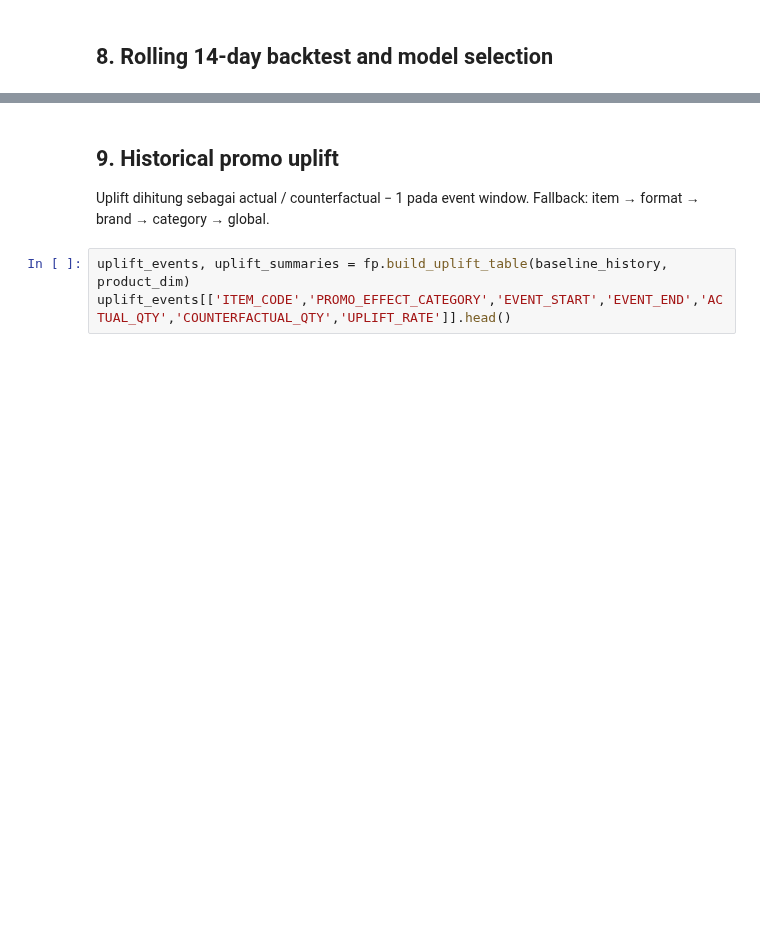
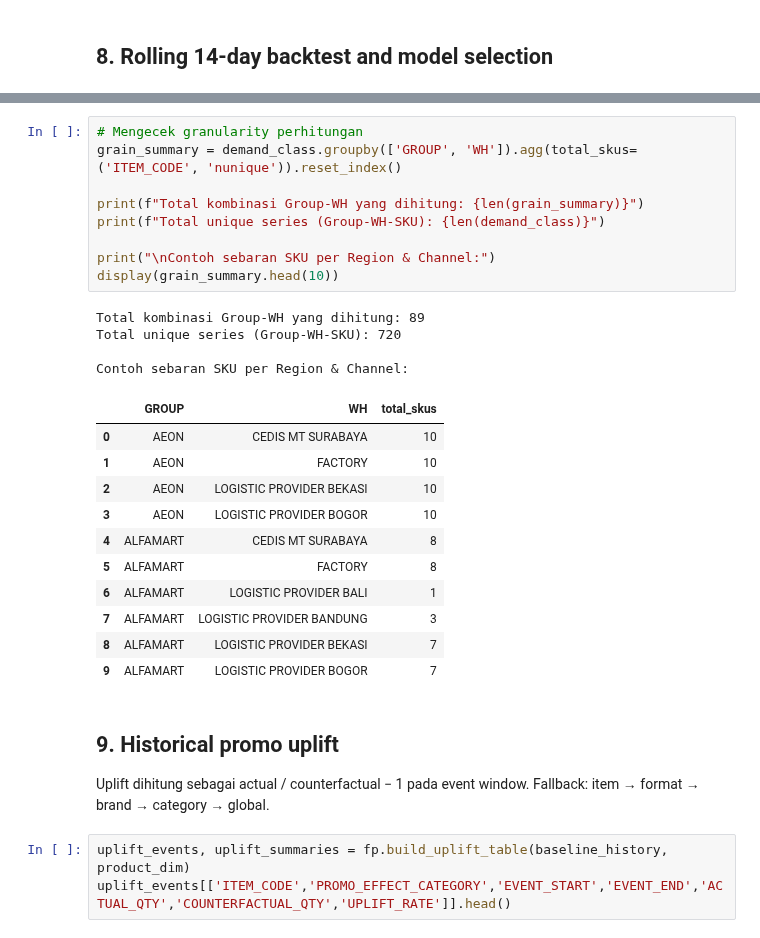
Before and after one commit to BuruhArloji/PythonDataScienceHandbook, a Jupyter notebook: MT_Weekly_Forecast_2026_08_17_2026_08_24.ipynb, the cells around one changed output, grey strips where cells are left out. Cells and saved outputs as stored; diff of their text form; blank space fills up the shorter version.

```diff
--- a/MT_Weekly_Forecast_2026_08_17_2026_08_24.ipynb
+++ b/MT_Weekly_Forecast_2026_08_17_2026_08_24.ipynb
@@ -96,3 +352,28 @@ model_selection.groupby('SELECTED_METHOD').agg(series=('ITEM_CODE','size'), medi
+# %%
+# Mengecek granularity perhitungan
+grain_summary = demand_class.groupby(['GROUP', 'WH']).agg(total_skus=('ITEM_CODE', 'nunique')).reset_index()
+
+print(f"Total kombinasi Group-WH yang dihitung: {len(grain_summary)}")
+print(f"Total unique series (Group-WH-SKU): {len(demand_class)}")
+
+print("\nContoh sebaran SKU per Region & Channel:")
+display(grain_summary.head(10))
+# %% [output]
+Total kombinasi Group-WH yang dihitung: 89
+Total unique series (Group-WH-SKU): 720
+
+Contoh sebaran SKU per Region & Channel:
+|  | GROUP | WH | total_skus |
+| 0 | AEON | CEDIS MT SURABAYA | 10 |
+| 1 | AEON | FACTORY | 10 |
+| 2 | AEON | LOGISTIC PROVIDER BEKASI | 10 |
+| 3 | AEON | LOGISTIC PROVIDER BOGOR | 10 |
+| 4 | ALFAMART | CEDIS MT SURABAYA | 8 |
+| 5 | ALFAMART | FACTORY | 8 |
+| 6 | ALFAMART | LOGISTIC PROVIDER BALI | 1 |
+| 7 | ALFAMART | LOGISTIC PROVIDER BANDUNG | 3 |
+| 8 | ALFAMART | LOGISTIC PROVIDER BEKASI | 7 |
+| 9 | ALFAMART | LOGISTIC PROVIDER BOGOR | 7 |
 # %% [markdown]
 ## 9. Historical promo uplift
 Uplift dihitung sebagai actual / counterfactual − 1 pada event window. Fallback: item → format → brand → category → global.
```
Also changed, not shown: parts of 41 cells of this notebook.
